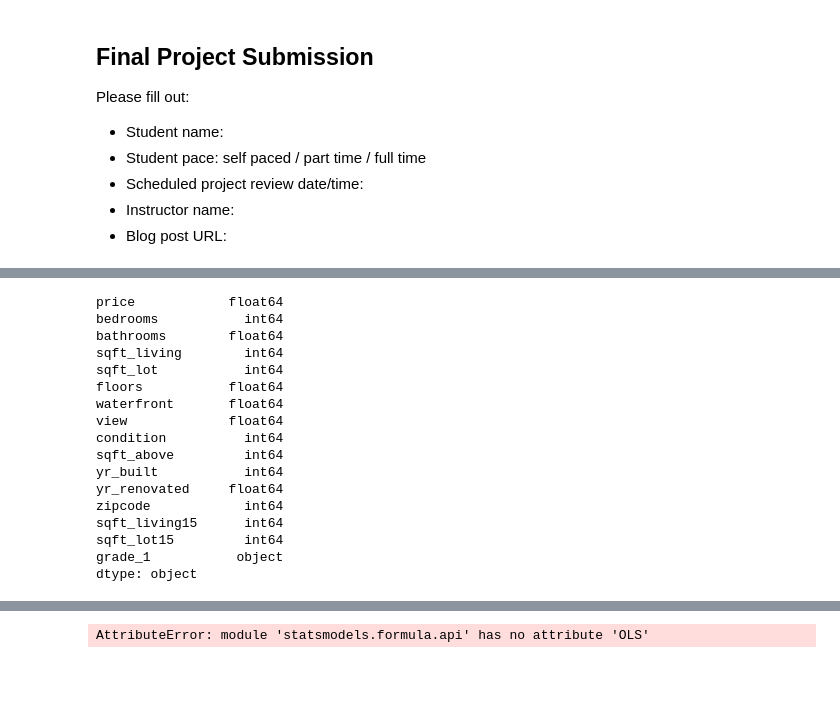
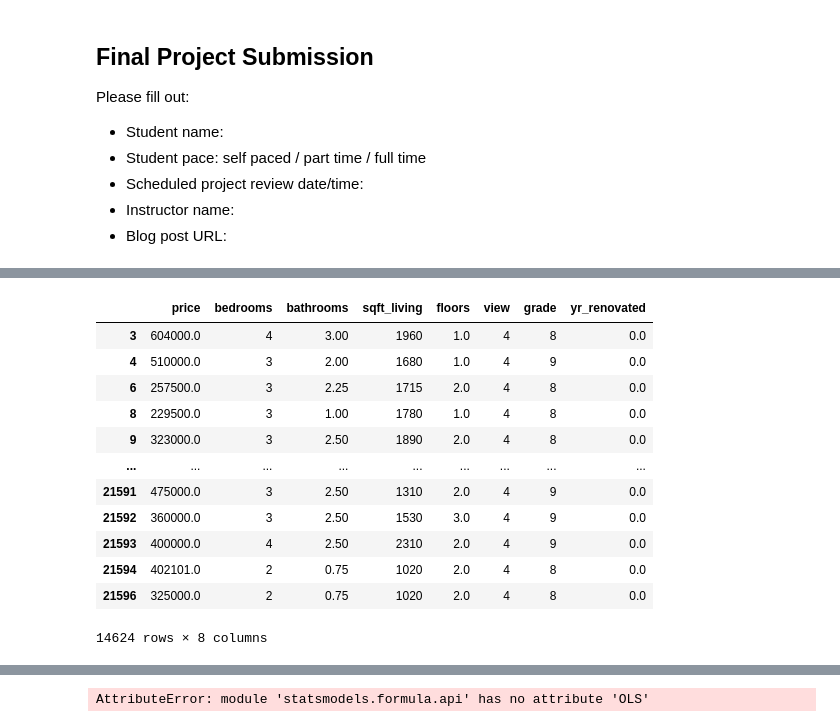
Before and after one commit to ValeriaVF/Phase_2-Project, a Jupyter notebook: student-checkpoint.ipynb, the cells around one changed output, grey strips where cells are left out. Cells and saved outputs as stored; diff of their text form; code cells hidden in the pictures; blank space fills up the shorter version.

```diff
--- a/student-checkpoint.ipynb
+++ b/student-checkpoint.ipynb
@@ -84,20 +264,16 @@ df
 # %%
-df.dtypes
+df
 # %% [output]
+|  | price | bedrooms | bathrooms | sqft_living | floors | view | grade | yr_renovated |
+| 3 | 604000.0 | 4 | 3.00 | 1960 | 1.0 | 4 | 8 | 0.0 |
+| 4 | 510000.0 | 3 | 2.00 | 1680 | 1.0 | 4 | 9 | 0.0 |
+| 6 | 257500.0 | 3 | 2.25 | 1715 | 2.0 | 4 | 8 | 0.0 |
+| 8 | 229500.0 | 3 | 1.00 | 1780 | 1.0 | 4 | 8 | 0.0 |
+| 9 | 323000.0 | 3 | 2.50 | 1890 | 2.0 | 4 | 8 | 0.0 |
+| ... | ... | ... | ... | ... | ... | ... | ... | ... |
+| 21591 | 475000.0 | 3 | 2.50 | 1310 | 2.0 | 4 | 9 | 0.0 |
+| 21592 | 360000.0 | 3 | 2.50 | 1530 | 3.0 | 4 | 9 | 0.0 |
+| 21593 | 400000.0 | 4 | 2.50 | 2310 | 2.0 | 4 | 9 | 0.0 |
+| 21594 | 402101.0 | 2 | 0.75 | 1020 | 2.0 | 4 | 8 | 0.0 |
+| 21596 | 325000.0 | 2 | 0.75 | 1020 | 2.0 | 4 | 8 | 0.0 |
-price            float64
-bedrooms           int64
-bathrooms        float64
-sqft_living        int64
-sqft_lot           int64
-floors           float64
-waterfront       float64
-view             float64
-condition          int64
-sqft_above         int64
-yr_built           int64
-yr_renovated     float64
-zipcode            int64
-sqft_living15      int64
-sqft_lot15         int64
-grade_1           object
-dtype: object
+14624 rows × 8 columns
```
Also changed, not shown: parts of 48 cells of this notebook.
